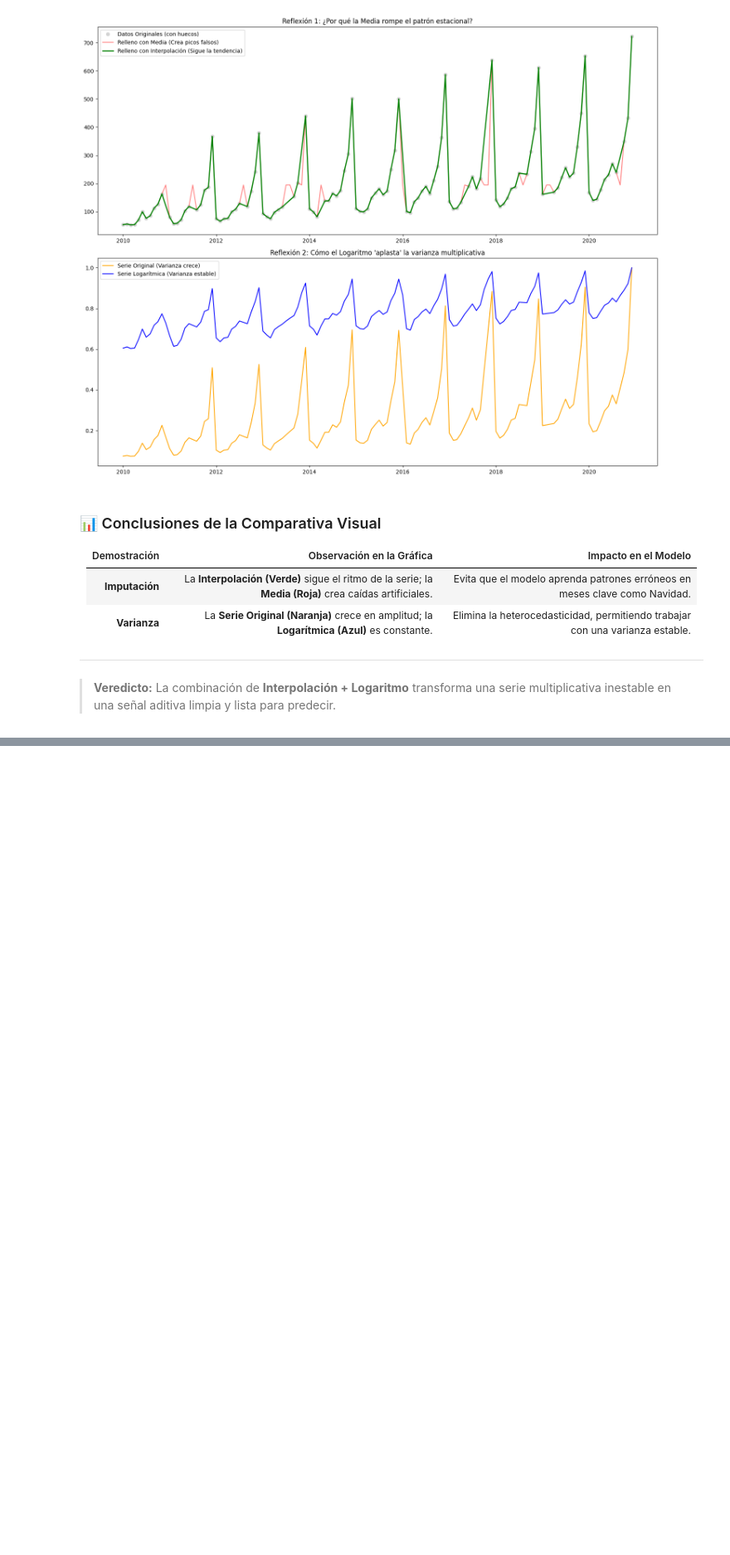
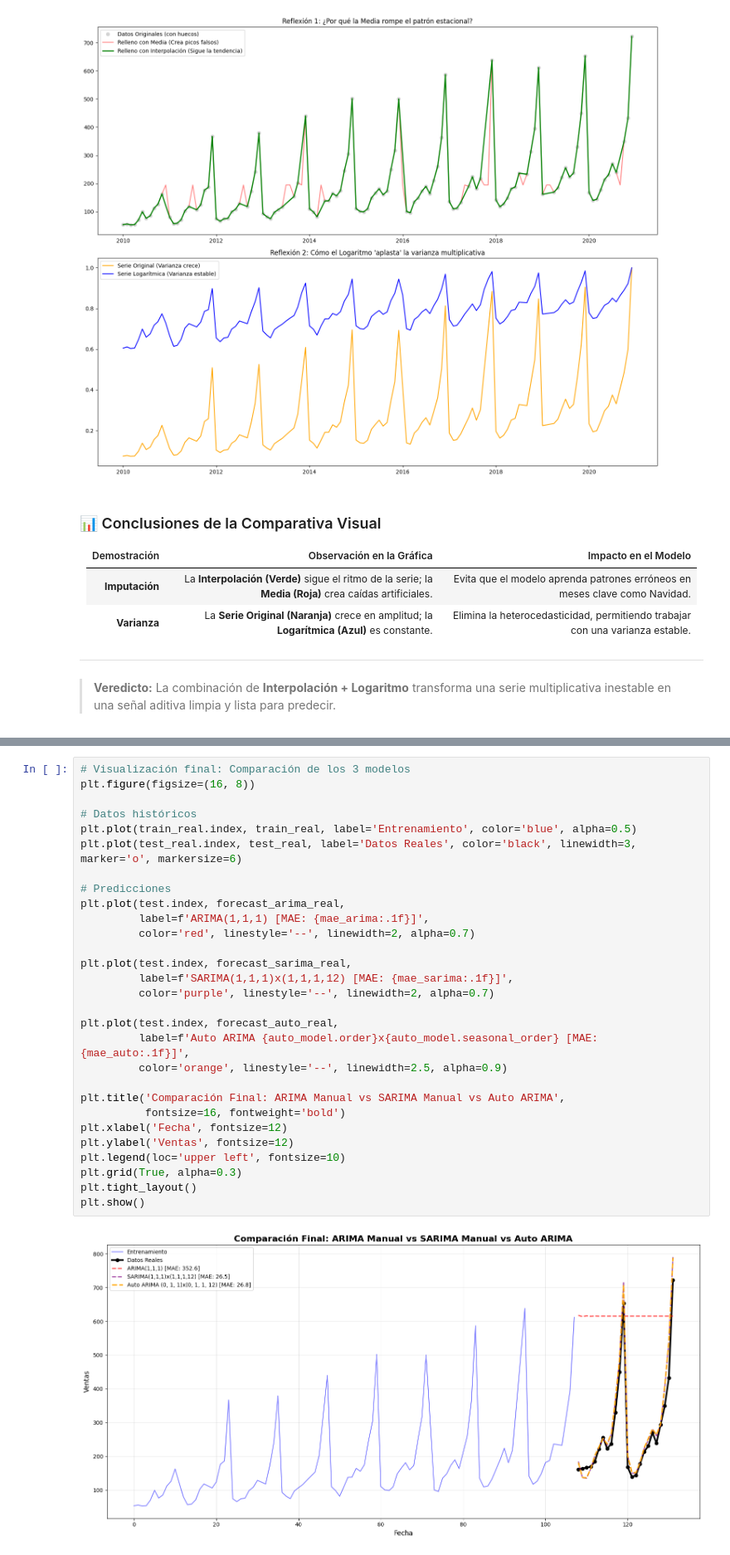
Before and after one commit to rasitoo/PythonDataAnalisis_bigdata_AHK, a Jupyter notebook: 22ARIMA_SARIMA_y_metodos _clasicos.ipynb, the cells around one changed output, grey strips where cells are left out. Shown at 83% size. Drawn from its saved outputs; the diff is of its cells as text; blank space fills up the shorter version.

```diff
--- a/22ARIMA_SARIMA_y_metodos _clasicos.ipynb
+++ b/22ARIMA_SARIMA_y_metodos _clasicos.ipynb
@@ -568,0 +853,31 @@ plt.show()
+# %%
+# Visualización final: Comparación de los 3 modelos
+plt.figure(figsize=(16, 8))
+
+# Datos históricos
+plt.plot(train_real.index, train_real, label='Entrenamiento', color='blue', alpha=0.5)
+plt.plot(test_real.index, test_real, label='Datos Reales', color='black', linewidth=3, marker='o', markersize=6)
+
+# Predicciones
+plt.plot(test.index, forecast_arima_real,
+         label=f'ARIMA(1,1,1) [MAE: {mae_arima:.1f}]',
+         color='red', linestyle='--', linewidth=2, alpha=0.7)
+
+plt.plot(test.index, forecast_sarima_real,
+         label=f'SARIMA(1,1,1)x(1,1,1,12) [MAE: {mae_sarima:.1f}]',
+         color='purple', linestyle='--', linewidth=2, alpha=0.7)
+
+plt.plot(test.index, forecast_auto_real,
+         label=f'Auto ARIMA {auto_model.order}x{auto_model.seasonal_order} [MAE: {mae_auto:.1f}]',
+         color='orange', linestyle='--', linewidth=2.5, alpha=0.9)
+
+plt.title('Comparación Final: ARIMA Manual vs SARIMA Manual vs Auto ARIMA',
+          fontsize=16, fontweight='bold')
+plt.xlabel('Fecha', fontsize=12)
+plt.ylabel('Ventas', fontsize=12)
+plt.legend(loc='upper left', fontsize=10)
+plt.grid(True, alpha=0.3)
+plt.tight_layout()
+plt.show()
+# %% [output]
+[figure, added]
```
Also changed, not shown: parts of 32 cells of this notebook, 2 other files.
